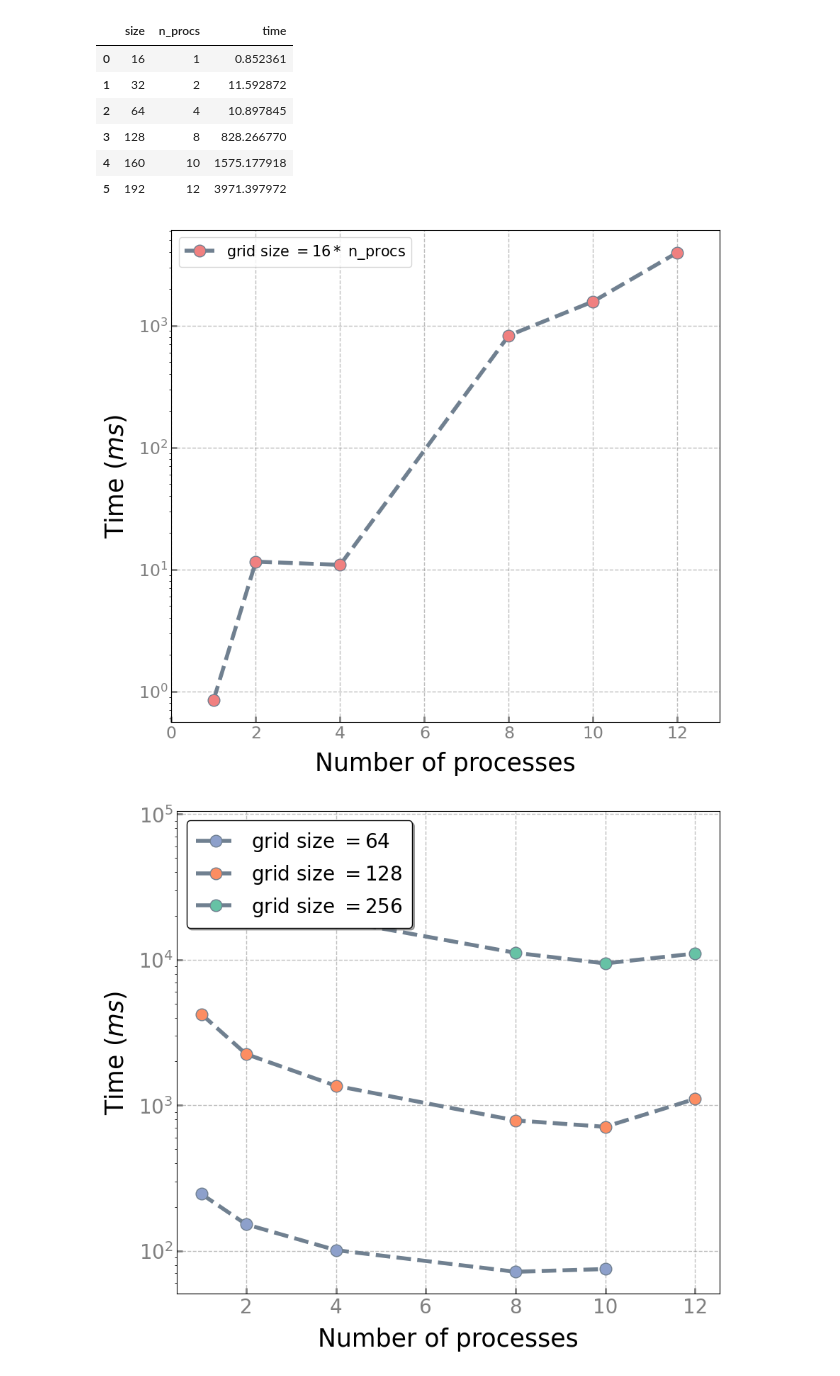
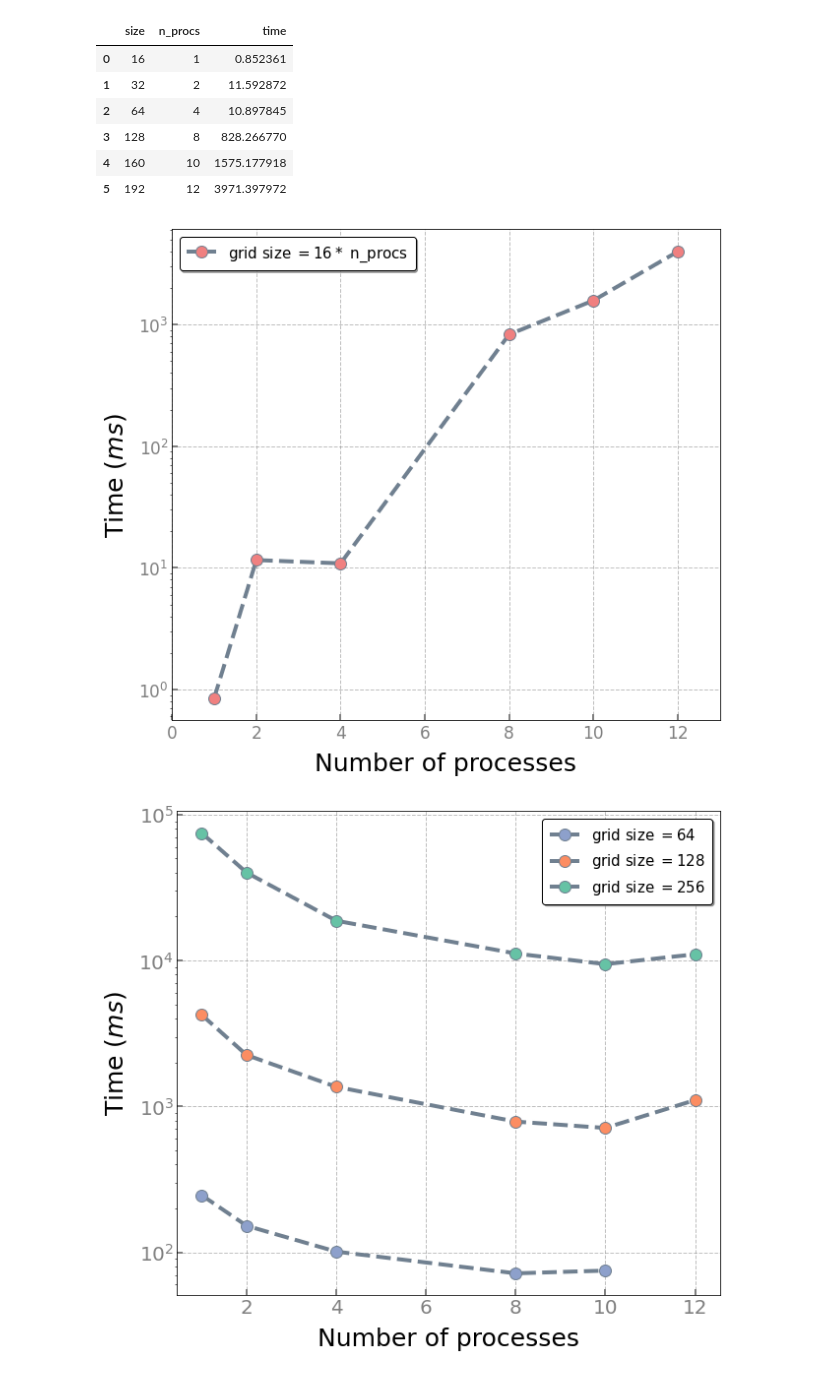
Before and after one commit to jwwtc/mpiHeatEquation, a Jupyter notebook: src/plotting.ipynb, the cells around one changed output. Cells and saved outputs as stored; diff of their text form; code cells hidden in the pictures.

```diff
--- a/src/plotting.ipynb
+++ b/src/plotting.ipynb
@@ -98,7 +98,7 @@ X_unique = np.sort(df.X.unique())
 Y_unique = np.sort(df.Y.unique())
 X, Y = np.meshgrid(X_unique, Y_unique)
 # %%
-rcParams['figure.figsize'] = 10, 10 # sets plot size
+rcParams['figure.figsize'] = 12,10 # sets plot size
 fig = plt.figure()
 ax = fig.add_subplot(111)
 
@@ -130,6 +130,8 @@ plt.ylabel("$Y$", fontsize=22, labelpad=10)
 h1,l1 = cp_num.legend_elements()
 h2,l1 = cp_an.legend_elements()
 
+fig.colorbar(surf, shrink=0.8)
+
 plt.legend([h1[0], h2[0]], ['Numerical', 'Analytical'], loc='lower left', prop={'size': 20})
 fig.tight_layout()
 
@@ -162,7 +164,7 @@ plt.xlim([0, 20])
 plt.ylim([0,30])
 
 fig.tight_layout()
-plt.rc('legend',fontsize=15)
+plt.rc('legend',fontsize=12)
 plt.grid(color = 'grey', linestyle = '--', linewidth = 1)
 
 #fig.savefig(r".\..\figures\line-temp-x.png", facecolor='w', dpi=600)
@@ -237,7 +239,7 @@ plt.tick_params(direction='in', length=6, width=2, colors='grey',
 plt.xlim([0, 13])
 
 plt.yscale("log")
-plt.rc('legend',fontsize=20, loc='upper left',fancybox=True, edgecolor='black', framealpha=1, shadow=True, borderpad=0.5)
+plt.rc('legend',fontsize=15, loc='upper left',fancybox=True, edgecolor='black', framealpha=1, shadow=True, borderpad=0.5)
 
 fig.tight_layout()
 plt.grid(color = 'grey', linestyle = '--', linewidth = 1)
@@ -245,7 +247,7 @@ plt.grid(color = 'grey', linestyle = '--', linewidth = 1)
 #fig.savefig(r".\..\figures\weak-scaling.png", facecolor='w', dpi=600)
 plt.show()
 # %% [output]
-[figure, old version]
+[figure, new version]
 # %%
 # strong scaling plot
 fig = plt.figure(figsize=(9,8))
@@ -253,32 +255,32 @@ fig = plt.figure(figsize=(9,8))
 ax1 = plt.plot(df_strong_64['n_procs'], df_strong_64['time'], label='grid size $= 64$', color="slategray",
                linewidth=4, linestyle='dashed', marker='o', markersize=12, markerfacecolor='#8da0cb')
 
 ax2 = plt.plot(df_strong_128['n_procs'], df_strong_128['time'], label='grid size $= 128$', color="slategray",
                linewidth=4, linestyle='dashed', marker='o', markersize=12, markerfacecolor='#fc8d62')
 
 ax3 = plt.plot(df_strong_256['n_procs'], df_strong_256['time'], label='grid size $= 256$', color="slategray",
                linewidth=4, linestyle='dashed', marker='o', markersize=12, markerfacecolor='#66c2a5')
 
 plt.yscale("log")
 
 plt.legend()
 plt.rc('legend',fontsize=20, loc='best',fancybox=True, edgecolor='black', framealpha=1, shadow=True, borderpad=0.5)
 
 plt.xlabel("Number of processes", fontsize=25, labelpad=10)
 plt.ylabel("Time ($ms$)", fontsize=25, labelpad=10)
 
 plt.xticks(fontsize=20)
 plt.yticks(fontsize=20)
 
 plt.tick_params(direction='in', length=6, width=2, colors='grey',
                grid_color='grey', grid_alpha=0.5)
 
 fig.tight_layout()
-plt.rc('legend',fontsize=15, loc='upper right')
+plt.rc('legend',fontsize=10, loc='upper right')
 plt.grid(color = 'grey', linestyle = '--', linewidth = 1)
 
 #fig.savefig(r".\..\figures\strong-scaling_time.png", facecolor='w', dpi=600)
 
 plt.show()
 # %% [output]
-[figure, old version]
+[figure, new version]
```
Also changed, not shown: parts of 5 cells of this notebook, 6 other files.
